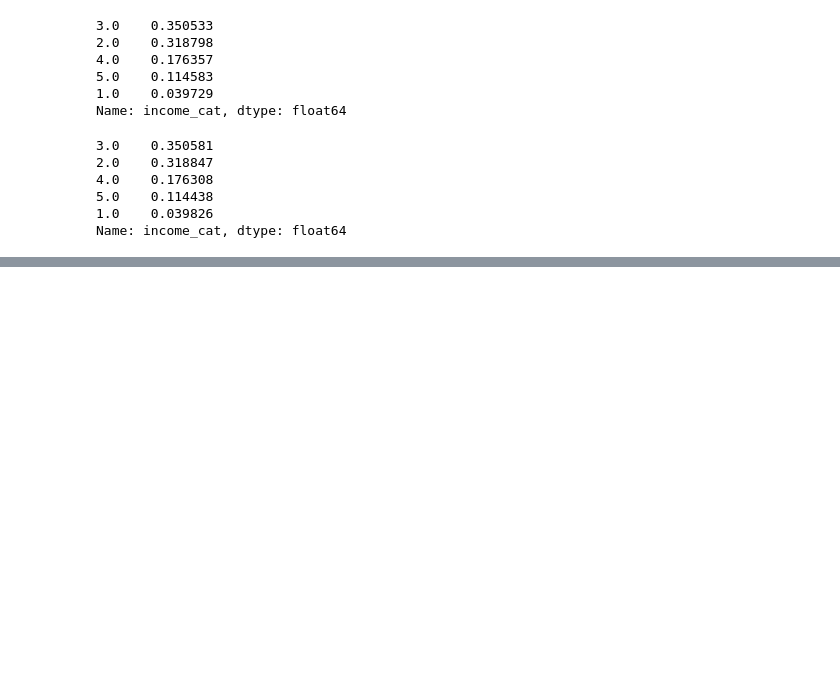
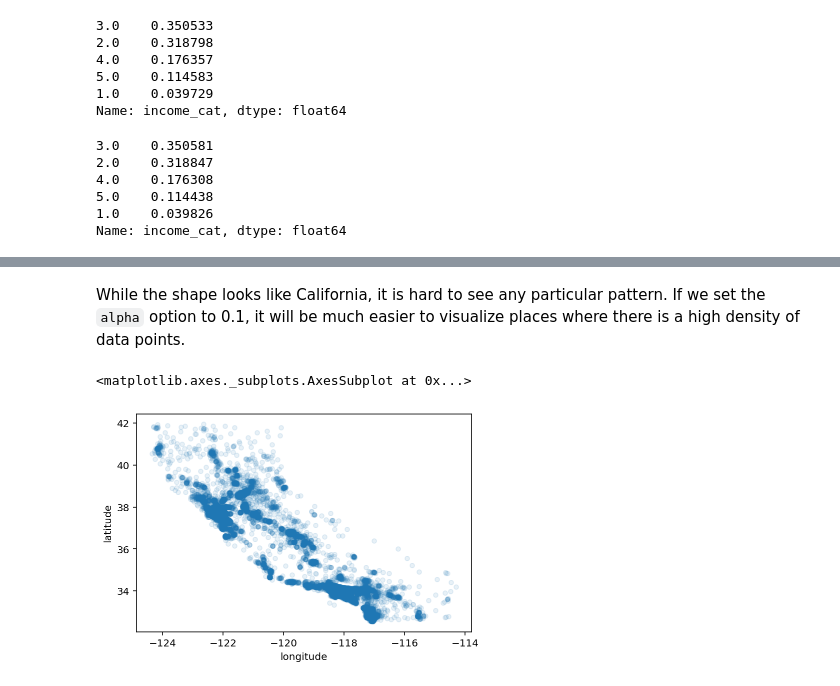
Before and after one commit to AlphaSpectrum/ai, a Jupyter notebook: examples/Linear Regression.ipynb, the cells around one changed output, grey strips where cells are left out. Saved outputs shown, nothing was run; the diff lists cells and outputs as text; code cells hidden in the pictures; blank space fills up the shorter version.

```diff
--- a/examples/Linear Regression.ipynb
+++ b/examples/Linear Regression.ipynb
@@ -130,0 +149,7 @@ Name: income_cat, dtype: float64
+# %% [markdown]
+While the shape looks like California, it is hard to see any particular pattern. If we set the `alpha` option to 0.1, it will be much easier to visualize places where there is a high density of data points.
+# %%
+housing.plot(kind="scatter", x="longitude", y="latitude", alpha=0.1)
+# %% [output]
+<matplotlib.axes._subplots.AxesSubplot at 0x...>
+[figure, added]
```
Also changed, not shown: parts of 10 cells of this notebook, 5 other files.
